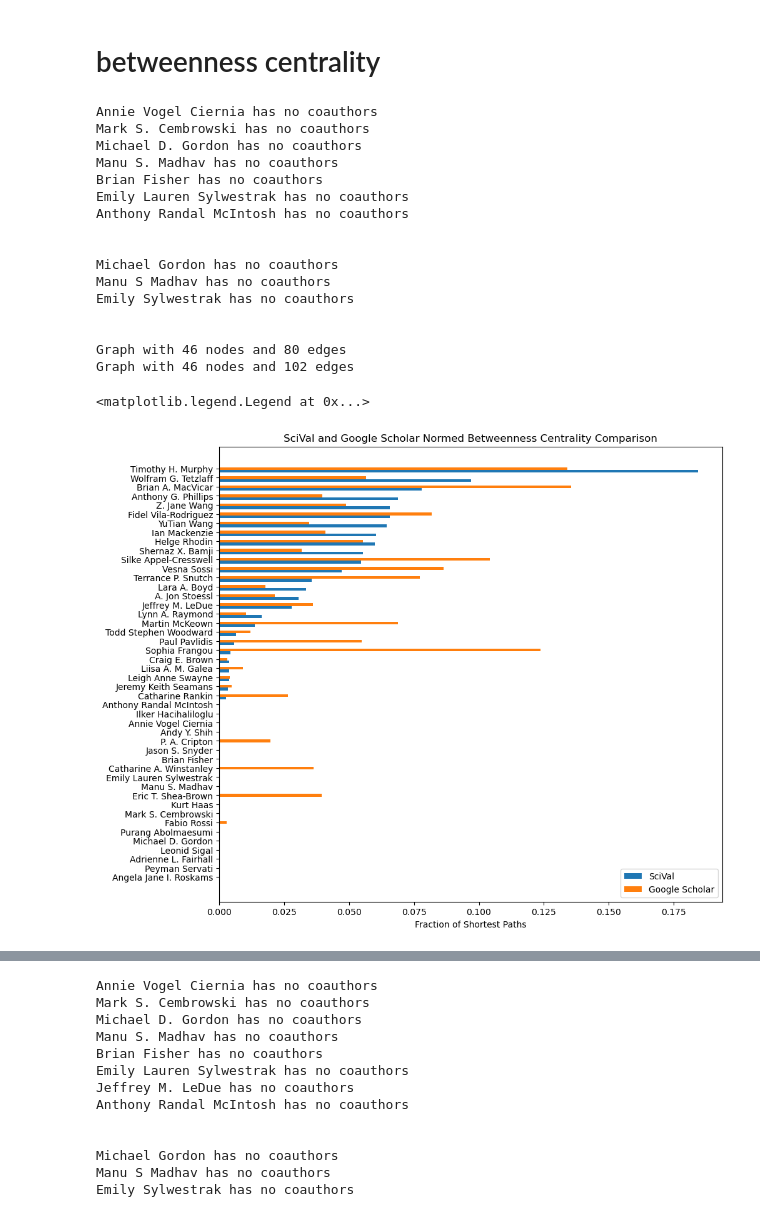
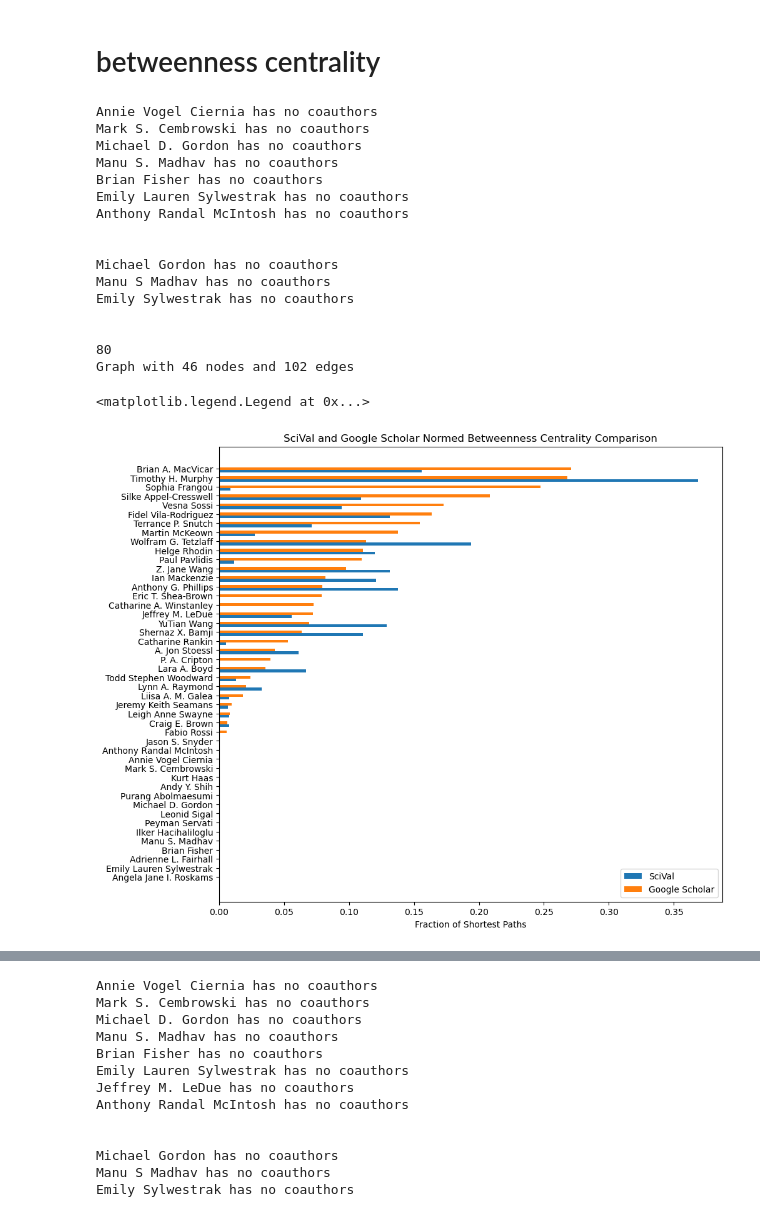
Before and after one commit to rainacao/scholar_metrics_scraper, a Jupyter notebook: authorlist comparisons/centrality.ipynb, the cells around one changed output, grey strips where cells are left out. Cells and saved outputs as stored; diff of their text form; code cells hidden in the pictures.

```diff
--- a/authorlist comparisons/centrality.ipynb
+++ b/authorlist comparisons/centrality.ipynb
@@ -161,3 +154,11 @@ def graph_matrix(df, title):
     fig.tight_layout()
     fig.set_size_inches(10, 10)
     plt.show()
+# %%
+combined_df = pd.read_csv("authors_comparisons_updated2.csv")
+scival_coauthor_matrix = get_coauthor_matrix(combined_df, "sv_name", "sv_coauthors")
+# scival_coauthor_matrix = get_coauthor_matrix(scival_df, "Name", "Coauthors")
+gs_coauthor_matrix = get_coauthor_matrix(combined_df, "gs_name", "gs_coauthors")
+
+scival_coauthor_matrix[scival_coauthor_matrix > 0] = 1
+gs_coauthor_matrix[gs_coauthor_matrix > 0] = 1
@@ -238,7 +262,7 @@ gs_DC = [val for key, val in gs_DC_dict.items()]
 gs_BC = [val for key, val in gs_BC_dict.items()]
 gs_names = [key for key, val in gs_BC_dict.items()]
 
-print(sv_G)
+print(len(sv_G.edges))
 print(gs_G)
 # %% [output]
 Annie Vogel Ciernia has no coauthors
@@ -255,49 +279,49 @@ Manu S Madhav has no coauthors
 Emily Sylwestrak has no coauthors
 
 
-Graph with 46 nodes and 80 edges
+80
 Graph with 46 nodes and 102 edges
 # %%
 
 # order the data
 centrality_df = pd.DataFrame({
     "Name":sv_names,
-    "SciVal":sv_BC,
-    "Google Scholar":gs_BC,
+    "SciVal":scival_centrality_normed,
+    "Google Scholar":gs_centrality_normed,
 })
 
-ordered_df = centrality_df.sort_values(by="SciVal", ascending=True)
+ordered_df = centrality_df.sort_values(by="Google Scholar", ascending=True)
 
 species = ordered_df["Name"].to_list()
 penguin_means = {
     'SciVal': ordered_df["SciVal"].to_list(),
     'Google Scholar': ordered_df["Google Scholar"].to_list(),
 }
 
 x = np.arange(len(species))  # the label locations
 width = 0.3  # the width of the bars
 multiplier = 0
 
 fig, ax = plt.subplots(layout='constrained')
 
 fig.set_size_inches(10, 8)
 plt.title("Google Scholar Betweenness Centrality")
 
 for attribute, measurement in penguin_means.items():
     offset = width * multiplier
     rects = ax.barh(x + offset, measurement, width, label=attribute)
     # if attribute=="Scival":
     #     ax.bar_label(rects, padding=3, color = "blue")
     # elif attribute=="Google Scholar":
     #     ax.bar_label(rects, padding=3, color = "orange")
     multiplier += 1
 
 ax.set_xlabel("Fraction of Shortest Paths")
-ax.set_title('SciVal and Google Scholar Betweenness Centrality Comparison')
+ax.set_title('SciVal and Google Scholar Normed Betweenness Centrality Comparison')
 ax.set_yticks(x + width, labels=species)
 ax.legend(loc='lower right')
 # %% [output]
 <matplotlib.legend.Legend at 0x...>
-[figure, old version]
+[figure, new version]
 # %%
 # order the data
```
Also changed, not shown: parts of 7 cells of this notebook, 1 other file.
